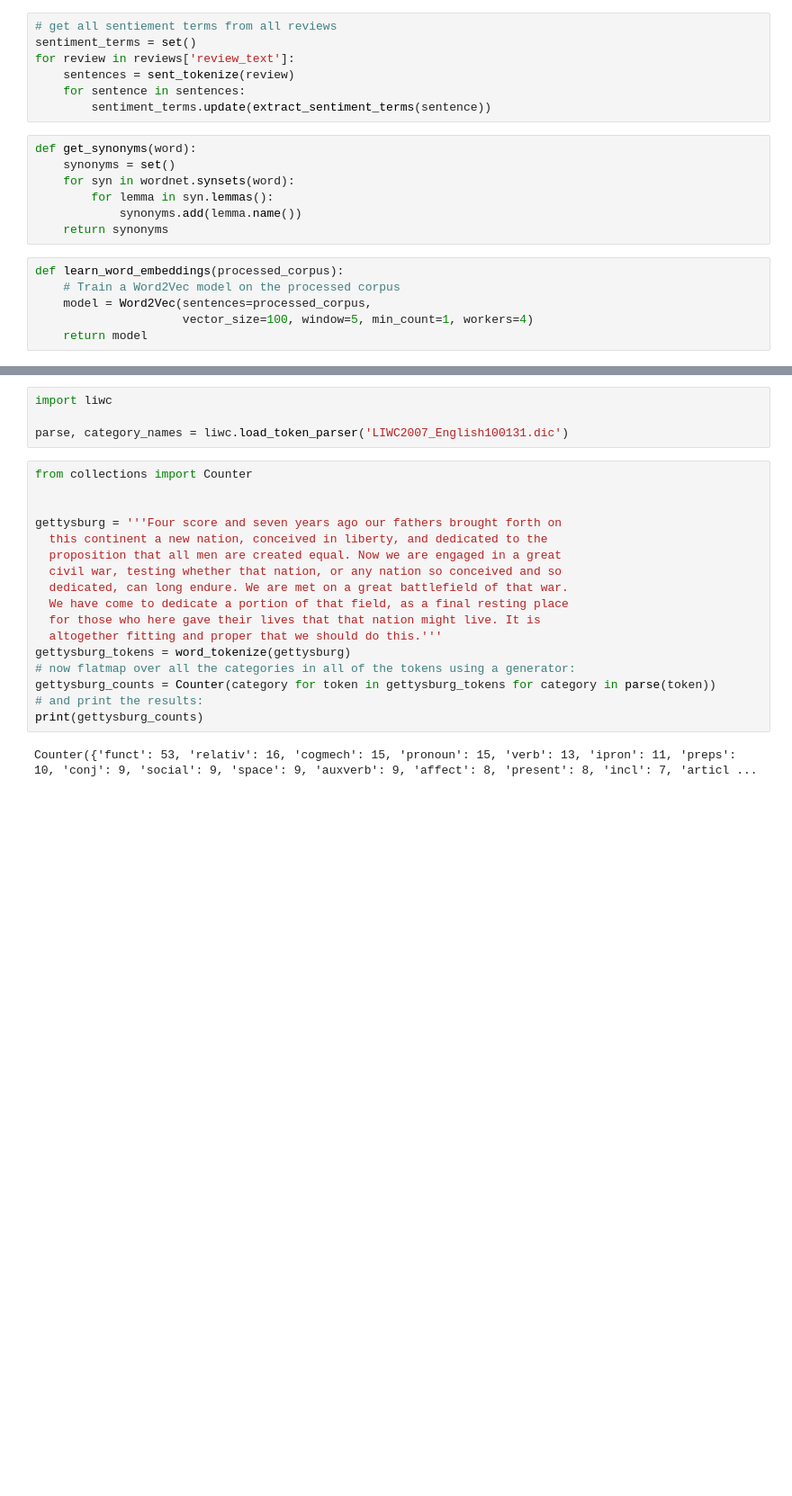
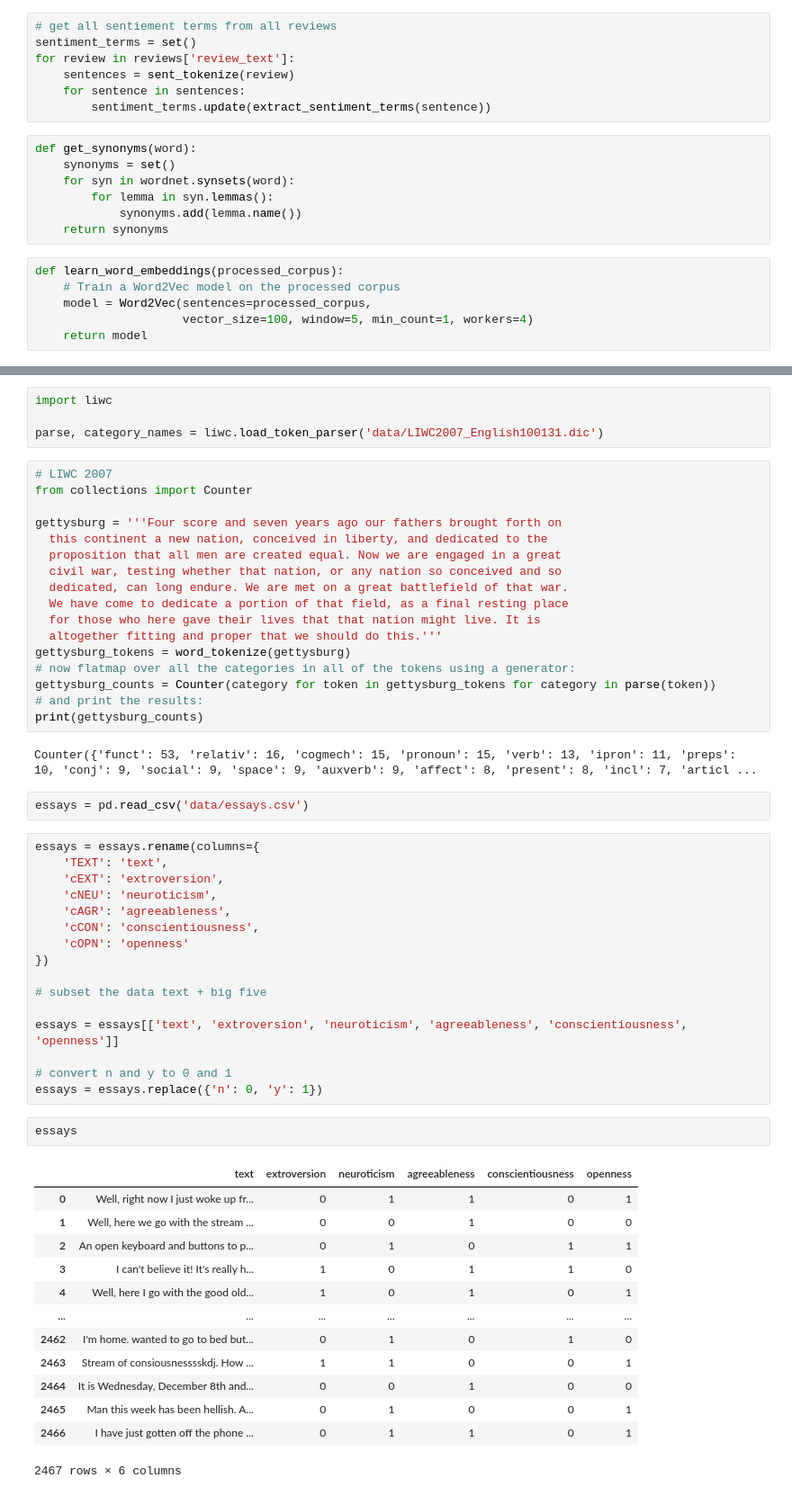
Before and after one commit to jessedoka/LCT, a Jupyter notebook: review_analysis.ipynb, the cells around one changed output, grey strips where cells are left out. Shown at 90% size. Saved outputs shown, nothing was run; the diff lists cells and outputs as text; blank space fills up the shorter version.

```diff
--- a/review_analysis.ipynb
+++ b/review_analysis.ipynb
@@ -208,10 +190,10 @@ amazing: [('striking', 0.25589990615844727), ('useful', 0.2530410885810852), ('r
 # %%
 import liwc
 
-parse, category_names = liwc.load_token_parser('LIWC2007_English100131.dic')
+parse, category_names = liwc.load_token_parser('data/LIWC2007_English100131.dic')
 # %%
+# LIWC 2007
 from collections import Counter
-
 
 gettysburg = '''Four score and seven years ago our fathers brought forth on
   this continent a new nation, conceived in liberty, and dedicated to the
@@ -228,3 +210,37 @@ gettysburg_counts = Counter(category for token in gettysburg_tokens for category
 print(gettysburg_counts)
 # %% [output]
 Counter({'funct': 53, 'relativ': 16, 'cogmech': 15, 'pronoun': 15, 'verb': 13, 'ipron': 11, 'preps': 10, 'conj': 9, 'social': 9, 'space': 9, 'auxverb': 9, 'affect': 8, 'present': 8, 'incl': 7, 'articl ...
+# %%
+essays = pd.read_csv('data/essays.csv')
+# %%
+essays = essays.rename(columns={
+    'TEXT': 'text',
+    'cEXT': 'extroversion',
+    'cNEU': 'neuroticism',
+    'cAGR': 'agreeableness',
+    'cCON': 'conscientiousness',
+    'cOPN': 'openness'
+})
+
+# subset the data text + big five
+
+essays = essays[['text', 'extroversion', 'neuroticism', 'agreeableness', 'conscientiousness', 'openness']]
+
+# convert n and y to 0 and 1
+essays = essays.replace({'n': 0, 'y': 1})
+# %%
+essays
+# %% [output]
+|  | text | extroversion | neuroticism | agreeableness | conscientiousness | openness |
+| 0 | Well, right now I just woke up fr... | 0 | 1 | 1 | 0 | 1 |
+| 1 | Well, here we go with the stream ... | 0 | 0 | 1 | 0 | 0 |
+| 2 | An open keyboard and buttons to p... | 0 | 1 | 0 | 1 | 1 |
+| 3 | I can't believe it! It's really h... | 1 | 0 | 1 | 1 | 0 |
+| 4 | Well, here I go with the good old... | 1 | 0 | 1 | 0 | 1 |
+| ... | ... | ... | ... | ... | ... | ... |
+| 2462 | I'm home. wanted to go to bed but... | 0 | 1 | 0 | 1 | 0 |
+| 2463 | Stream of consiousnesssskdj. How ... | 1 | 1 | 0 | 0 | 1 |
+| 2464 | It is Wednesday, December 8th and... | 0 | 0 | 1 | 0 | 0 |
+| 2465 | Man this week has been hellish. A... | 0 | 1 | 0 | 0 | 1 |
+| 2466 | I have just gotten off the phone ... | 0 | 1 | 1 | 0 | 1 |
+2467 rows × 6 columns
```
Also changed, not shown: parts of 9 cells of this notebook, 7 other files.
